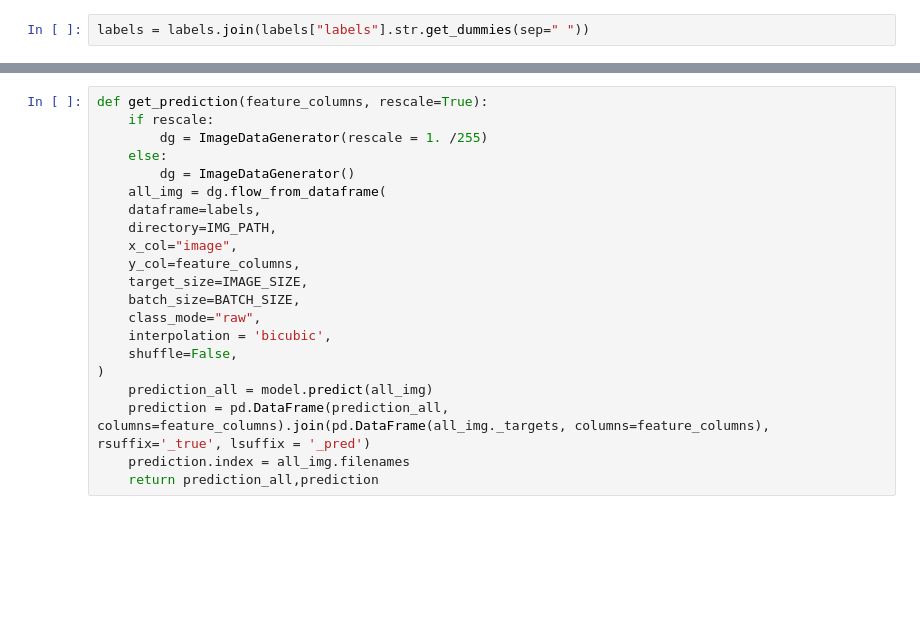
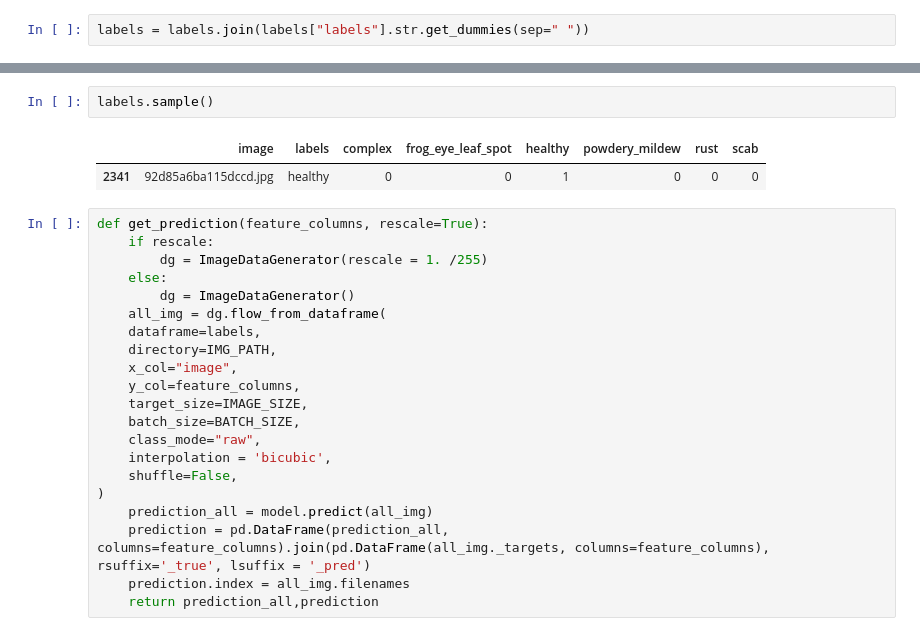
Before and after one commit to ntatanko/kaggle-plant-pathology-v2, a Jupyter notebook: sandbox/wrong_predictions/analysis_wrong.ipynb, the cells around one changed output, grey strips where cells are left out. Drawn from its saved outputs; the diff is of its cells as text; blank space fills up the shorter version.

```diff
--- a/sandbox/wrong_predictions/analysis_wrong.ipynb
+++ b/sandbox/wrong_predictions/analysis_wrong.ipynb
@@ -79,3 +82,8 @@ model = keras.models.load_model(MODEL_PATH)
+# %%
+labels.sample()
+# %% [output]
+|  | image | labels | complex | frog_eye_leaf_spot | healthy | powdery_mildew | rust | scab |
+| 2341 | 92d85a6ba115dccd.jpg | healthy | 0 | 0 | 1 | 0 | 0 | 0 |
 # %%
 def get_prediction(feature_columns, rescale=True):
     if rescale:
```
Also changed, not shown: parts of 8 cells of this notebook, 24 other files.
